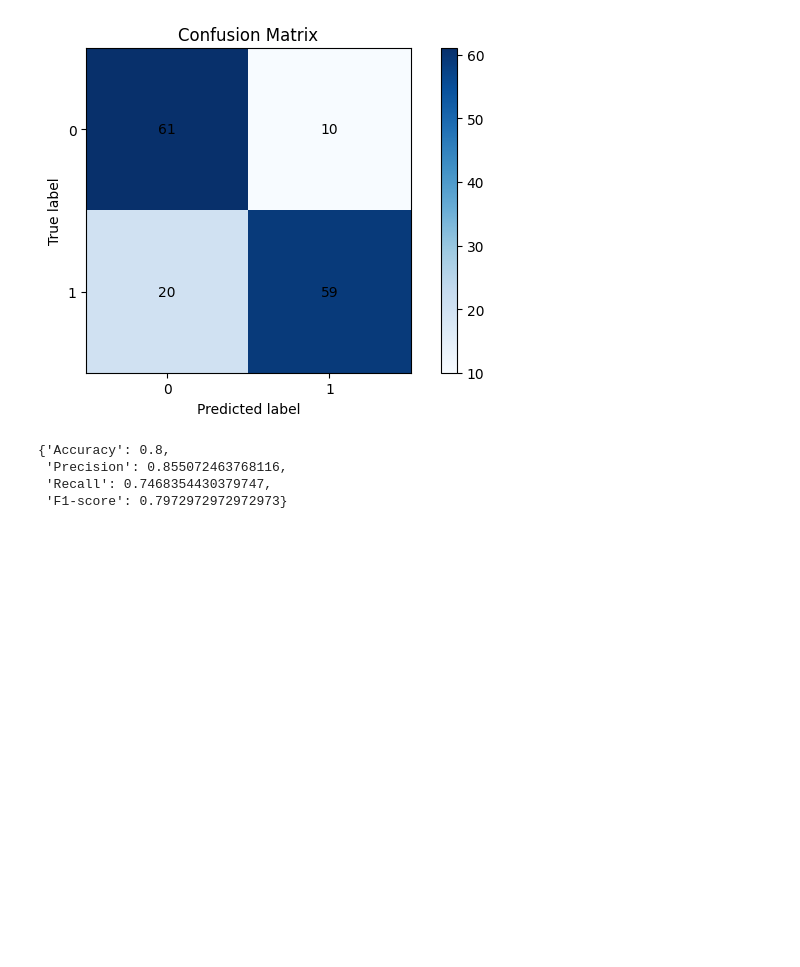
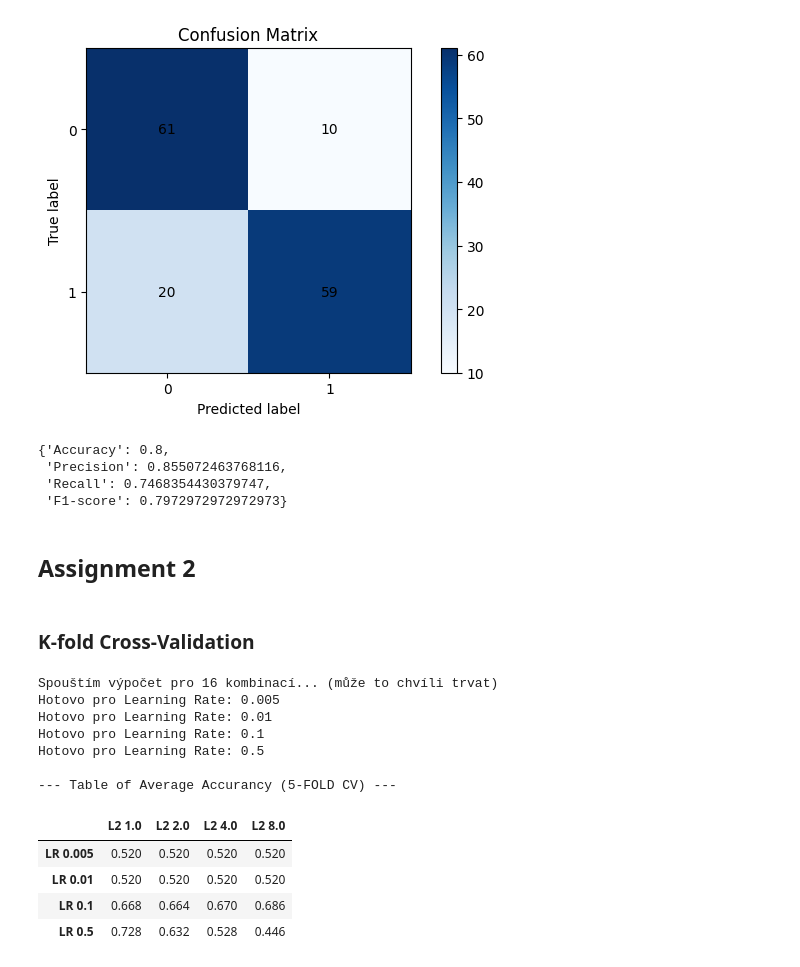
Before and after one commit to mijka-cloud/DM2026-Assignment-1, a Jupyter notebook: Real_World_Classification.ipynb, the cells around one changed output. Saved outputs shown, nothing was run; the diff lists cells and outputs as text; code cells hidden in the pictures; blank space fills up the shorter version.

```diff
--- a/Real_World_Classification.ipynb
+++ b/Real_World_Classification.ipynb
@@ -360,0 +363,80 @@ F1-score  : 0.7973
+# %% [markdown]
+## Assignment 2
+# %% [markdown]
+### K-fold Cross-Validation
+# %%
+import pandas as pd
+import numpy as np
+from sklearn.model_selection import KFold, cross_val_score
+from model.linear_model import LinearModel
+from model.activations import sigmoid
+from model.gradients import logloss_sigmoid_grad
+
+# 1. Definice ztrátové funkce (aby model neházel TypeError)
+def simple_log_loss(y_true, y_pred):
+    eps = 1e-15
+    y_pred = np.clip(y_pred, eps, 1 - eps) # prevence log(0)
+    return -np.mean(y_true * np.log(y_pred) + (1 - y_true) * np.log(1 - y_pred))
+
+# 2. Příprava dat z tvého preprocessingu
+# Ujisti se, že proměnné 'df' a 'feature_cols' existují (spusť buňku s preprocessingem)
+X = df[feature_cols].values
+y = df['Species'].values
+
+# 3. Nastavení hyperparametrů a K-Fold
+learning_rates = [0.005, 0.01, 0.1, 0.5]
+reg_lambdas = [1.0, 2.0, 4.0, 8.0]
+kf = KFold(n_splits=5, shuffle=True, random_state=40)
+
+results = []
+
+print("Spouštím výpočet pro 16 kombinací... (může to chvíli trvat)")
+
+# 4. Výpočet průměrné přesnosti pro každou kombinaci
+for lr in learning_rates:
+    row = []
+    for lam in reg_lambdas:
+        # Inicializace modelu se všemi potřebnými funkcemi
+        model = LinearModel(
+            lr=lr,
+            reg_lambda=lam,
+            reg_type='l2',
+            is_reg=False,
+            act_fn=sigmoid,
+            grad_fn=logloss_sigmoid_grad,
+            loss_fn=simple_log_loss,
+            n_iteration=100,
+            plot_curve=False,
+            verbose=False
+        )
+
+        # Výpočet 5-fold Cross-Validation pomocí scikit-learn
+        # cross_val_score interně volá model.fit() a model.score()
+        scores = cross_val_score(model, X, y, cv=kf)
+        row.append(np.mean(scores))
+
+    results.append(row)
+    print(f"Hotovo pro Learning Rate: {lr}")
+
+# 5. Vygenerování a zobrazení finální tabulky
+df_final_table = pd.DataFrame(
+    results,
+    index=[f'LR {lr}' for lr in learning_rates],
+    columns=[f'L2 {l}' for l in reg_lambdas]
+)
+
+print("\n--- Table of Average Accurancy (5-FOLD CV) ---")
+display(df_final_table)
+# %% [output]
+Spouštím výpočet pro 16 kombinací... (může to chvíli trvat)
+Hotovo pro Learning Rate: 0.005
+Hotovo pro Learning Rate: 0.01
+Hotovo pro Learning Rate: 0.1
+Hotovo pro Learning Rate: 0.5
+
+--- Table of Average Accurancy (5-FOLD CV) ---
+|  | L2 1.0 | L2 2.0 | L2 4.0 | L2 8.0 |
+| LR 0.005 | 0.520 | 0.520 | 0.520 | 0.520 |
+| LR 0.01 | 0.520 | 0.520 | 0.520 | 0.520 |
+| LR 0.1 | 0.668 | 0.664 | 0.670 | 0.686 |
+| LR 0.5 | 0.728 | 0.632 | 0.528 | 0.446 |
```
Also changed, not shown: parts of 5 cells of this notebook.
